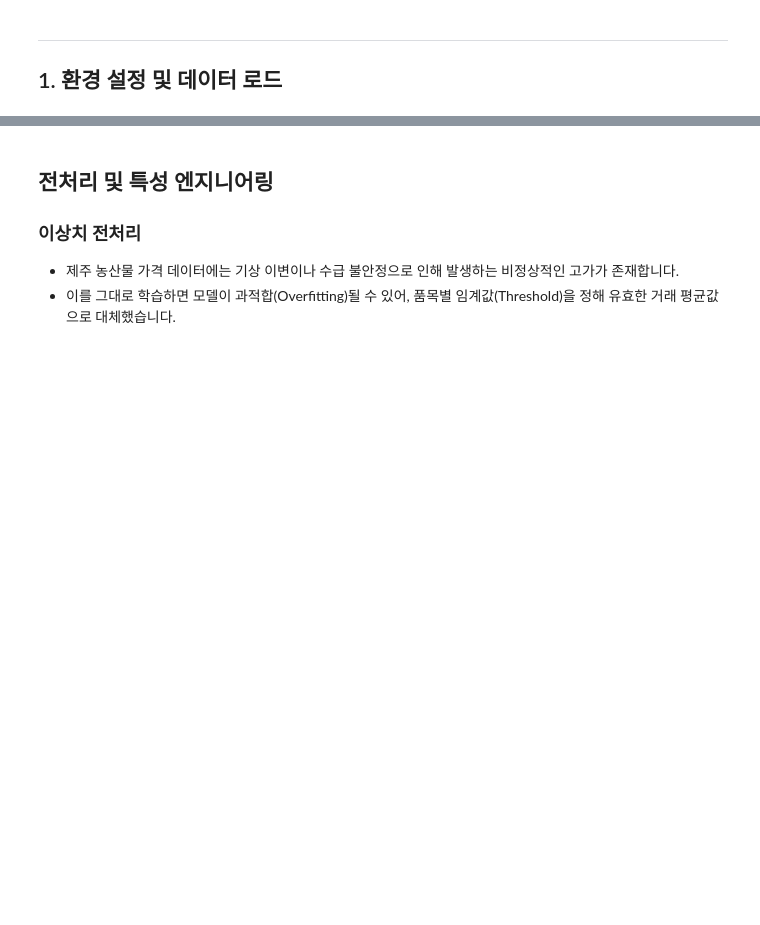
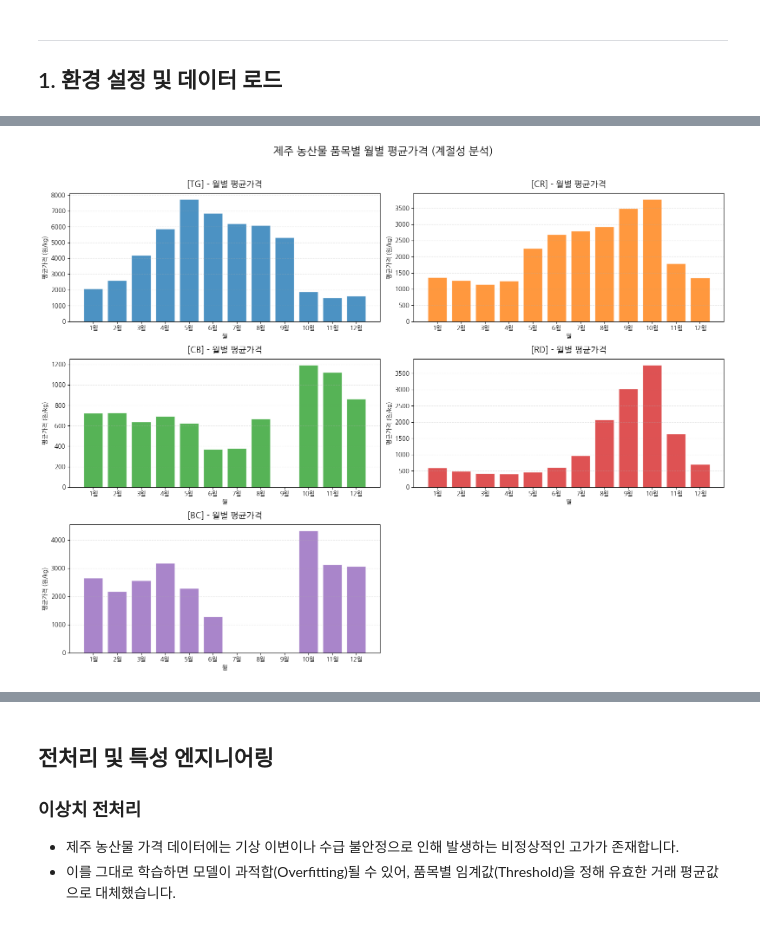
Before and after one commit to chul3224/Tomorrow-Jeju, a Jupyter notebook: Jeju_Final_v1.1.ipynb, the cells around one changed output, grey strips where cells are left out. Saved outputs shown, nothing was run; the diff lists cells and outputs as text; code cells hidden in the pictures; blank space fills up the shorter version.

```diff
--- a/Jeju_Final_v1.1.ipynb
+++ b/Jeju_Final_v1.1.ipynb
@@ -99,0 +290,51 @@ print(f'Train: {train.shape}, Test: {test.shape}')
+# %%
+import matplotlib.pyplot as plt
+import seaborn as sns
+
+# 1. 전처리 상태 확인 (컬럼명 및 month 생성)
+if 'month' not in train_df.columns:
+    train_df['month'] = train_df['timestamp'].dt.month
+
+# 컬럼명 설정 (이전에 바꾼 이름에 맞춰 설정)
+item_col = 'item'
+target_col = 'price'  # 또는 'price(원/kg)'
+
+# 2. 거래가 있는 데이터(0원 제외)만 필터링
+df_plot = train_df[train_df[target_col] > 0].copy()
+
+# 3. 시각화 설정
+items = df_plot[item_col].unique()
+n_items = len(items)
+cols = 2
+rows = (n_items + 1) // cols
+
+fig, axes = plt.subplots(rows, cols, figsize=(16, rows * 4))
+axes = axes.flatten()
+
+# 4. 품목별 반복문 실행
+for i, item in enumerate(items):
+    # 품목별 데이터 추출 및 월별 평균 계산
+    df_item = df_plot[df_plot[item_col] == item]
+    monthly = df_item.groupby('month')[target_col].mean()
+
+    # 막대 그래프 그리기 (품목마다 다른 색상 적용)
+    axes[i].bar(monthly.index, monthly.values, color=f'C{i}', alpha=0.8, edgecolor='white')
+
+    # 그래프 디테일 설정
+    axes[i].set_title(f'[{item}] - 월별 평균가격', fontsize=14, pad=10)
+    axes[i].set_xlabel('월')
+    axes[i].set_ylabel('평균가격 (원/kg)')
+    axes[i].set_xticks(range(1, 13))
+    axes[i].set_xticklabels([f'{m}월' for m in range(1, 13)], rotation=0)
+    axes[i].grid(True, axis='y', alpha=0.3, linestyle='--')
+
+# 사용하지 않는 빈 서브플롯은 숨기기
+for j in range(i + 1, len(axes)):
+    axes[j].set_visible(False)
+
+# 전체 제목 및 레이아웃 조정
+plt.suptitle('제주 농산물 품목별 월별 평균가격 (계절성 분석)', fontsize=18, y=1.02)
+plt.tight_layout()
+plt.show()
+# %% [output]
+[figure, added]
```
Also changed, not shown: parts of 11 cells of this notebook.
